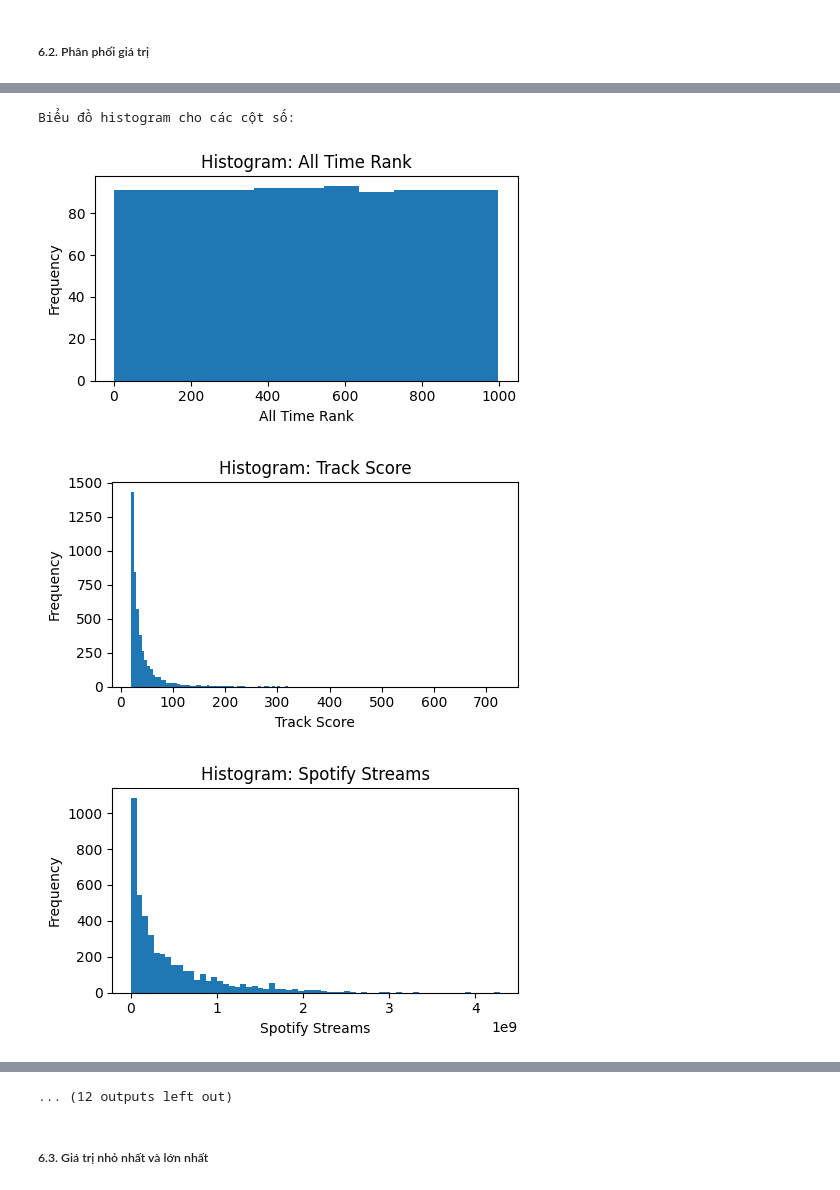
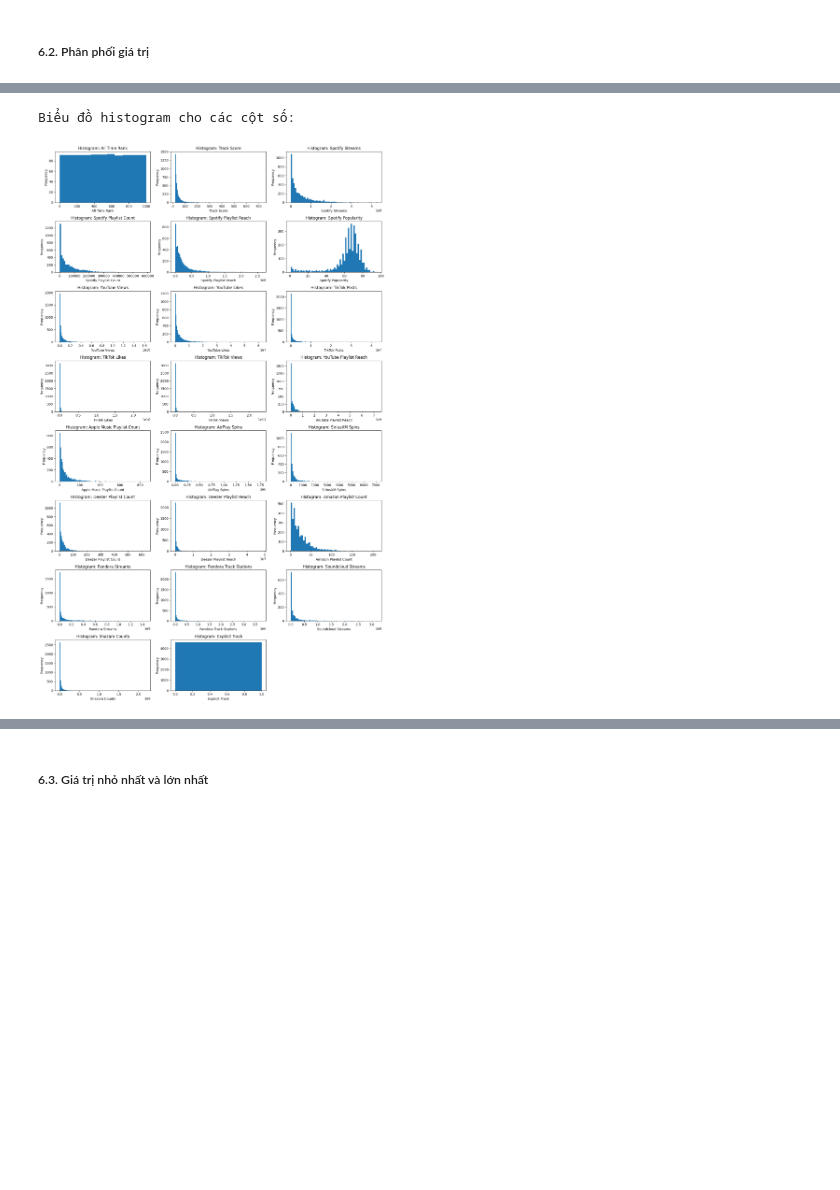
Before and after one commit to Trung0Minh/K23-KHDL-FinalProject, a Jupyter notebook: Spotify2024.ipynb, the cells around one changed output, grey strips where cells are left out. Saved outputs shown, nothing was run; the diff lists cells and outputs as text; code cells hidden in the pictures; blank space fills up the shorter version.

```diff
--- a/Spotify2024.ipynb
+++ b/Spotify2024.ipynb
@@ -334,36 +327,36 @@ Bảng thống kê nhanh + độ lệch (skew):
 | Explicit Track | 4600.0 | 0.358913 | 0.479734 | 0.0 | 0.0 | 0.0 | 1.0 | 1.0 | 0.588444 |
 # %%
 # 2) vẽ histogram cho từng cột số (trình bày theo lưới để dễ quan sát)
-print("\nBiểu đồ histogram cho các cột số:")
+print("Biểu đồ histogram cho các cột số:")
+
+# xử lý chỉ lấy các giá trị không rỗng để vẽ histogram
 valid_hist_data = []
 for col in numeric_cols:
     series = df[col].dropna()
     if series.empty:
         continue
     valid_hist_data.append((col, series))
 
 if not valid_hist_data:
     print("Không có dữ liệu số để vẽ histogram.")
 else:
     n_plots = len(valid_hist_data)
     n_cols = min(3, n_plots)
     n_rows = (n_plots + n_cols - 1) // n_cols
     fig, axes = plt.subplots(n_rows, n_cols, figsize=(n_cols * 5, n_rows * 3))
     if n_plots == 1:
         axes = [axes]
     else:
         axes = axes.flatten()
     for ax, (col, series) in zip(axes, valid_hist_data):
         ax.hist(series, bins="auto")
-        ax.set_title(f"Histogram {col}")
+        ax.set_title(f"Histogram: {col}")
         ax.set_xlabel(col)
         ax.set_ylabel("Frequency")
     for ax in axes[n_plots:]:
         ax.set_visible(False)
     fig.tight_layout()
     plt.show()
 # %% [output]
 Biểu đồ histogram cho các cột số:
-[figure, old version]
+[figure, new version]
-[figure, removed]
-[figure, removed]
@@ -378,4 +363,3 @@ Biểu đồ histogram cho các cột số:
-... (12 outputs left out)
 # %% [markdown]
 ##### 6.3. Giá trị nhỏ nhất và lớn nhất
 # %%
```
Also changed, not shown: parts of 6 cells of this notebook.
